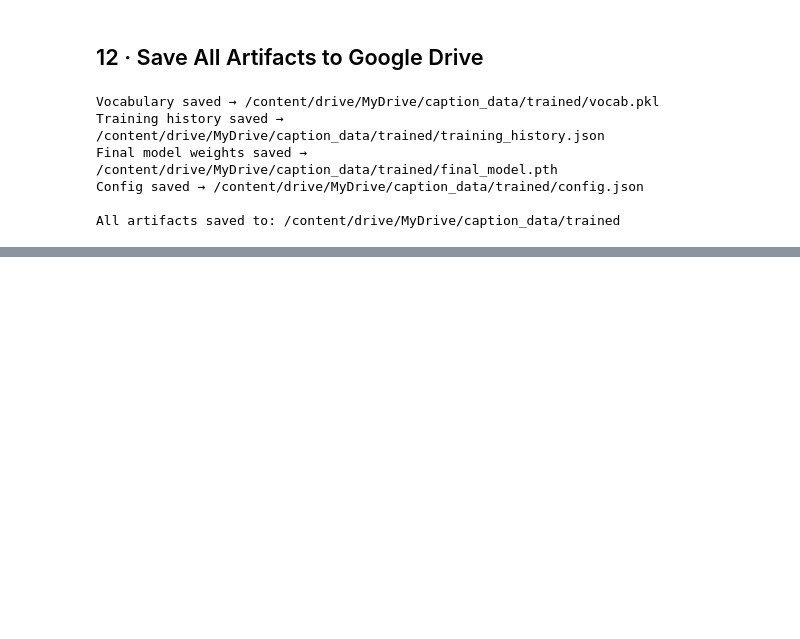
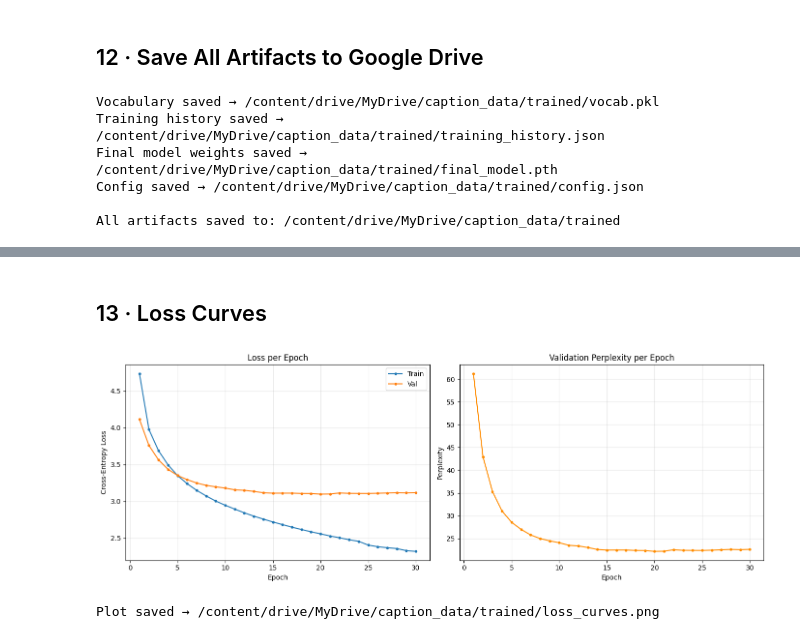
Before and after one commit to elene7144/Visual-Storyteller, a Jupyter notebook: data_and_training.ipynb, the cells around one changed output, grey strips where cells are left out. Cells and saved outputs as stored; diff of their text form; code cells hidden in the pictures; blank space fills up the shorter version.

```diff
--- a/data_and_training.ipynb
+++ b/data_and_training.ipynb
@@ -604,10 +701,15 @@ Trainable parameters : 4,002,215  (26.4 %)
 # %%
 criterion = nn.CrossEntropyLoss(ignore_index=vocab.pad_idx)
 
-optimizer = optim.Adam(
-    filter(lambda p: p.requires_grad, model.parameters()),
-    lr=LR,
-)
+# Use separate param groups so layer4 trains at a smaller LR than the
+# decoder, preventing the pretrained weights from being perturbed too quickly.
+optimizer = optim.Adam([
+    {'params': model.decoder.parameters(),            'lr': LR},
+    {'params': model.encoder.projection.parameters(), 'lr': LR},
+    {'params': model.encoder.backbone.layer4.parameters(),
+     'lr': LR * 0.1,    # 10× smaller — fine-tunes without clobbering ImageNet init
+     'weight_decay': 1e-4},
+])
 
 scheduler = optim.lr_scheduler.ReduceLROnPlateau(
     optimizer,
@@ -751,7 +853,7 @@ for epoch in range(1, NUM_EPOCHS + 1):
         marker = ' ← best'
     else:
         epochs_no_improve += 1
-        marker = f' (no improve: {epochs_no_improve}/{PATIENCE})'
+        marker = ''
 
     history['train_loss'].append(train_loss)
     history['val_loss'].append(val_loss)
@@ -760,10 +862,9 @@ for epoch in range(1, NUM_EPOCHS + 1):
     print(f'{epoch:>6}  {train_loss:>10.4f}  {val_loss:>10.4f}  '
           f'{perplexity:>10.2f}  {current_lr:>10.2e}{marker}')
 
-    # Early stopping
-    if epochs_no_improve >= PATIENCE:
+    if epochs_no_improve >= EARLY_STOP_PATIENCE:
         print(f'\nEarly stopping triggered at epoch {epoch} '
-              f'(no val improvement for {PATIENCE} epochs).')
+              f'(no val improvement for {EARLY_STOP_PATIENCE} epochs).')
         break
 
 print('='*65)
@@ -865,0 +932,34 @@ plt.show()
+# %% [markdown]
+## 13 · Loss Curves
+# %%
+import matplotlib.pyplot as plt
+
+epochs_range = range(1, len(history['train_loss']) + 1)
+
+fig, axes = plt.subplots(1, 2, figsize=(14, 5))
+
+# Loss
+axes[0].plot(epochs_range, history['train_loss'], label='Train', marker='o', markersize=3)
+axes[0].plot(epochs_range, history['val_loss'],   label='Val',   marker='o', markersize=3)
+axes[0].set_xlabel('Epoch')
+axes[0].set_ylabel('Cross-Entropy Loss')
+axes[0].set_title('Loss per Epoch')
+axes[0].legend()
+axes[0].grid(True, alpha=0.3)
+
+# Perplexity
+axes[1].plot(epochs_range, [math.exp(l) for l in history['val_loss']],
+             color='darkorange', marker='o', markersize=3)
+axes[1].set_xlabel('Epoch')
+axes[1].set_ylabel('Perplexity')
+axes[1].set_title('Validation Perplexity per Epoch')
+axes[1].grid(True, alpha=0.3)
+
+plt.tight_layout()
+plot_path = os.path.join(SAVE_DIR, 'loss_curves.png')
+plt.savefig(plot_path, dpi=120)
+plt.show()
+print(f'Plot saved → {plot_path}')
+# %% [output]
+[figure, added]
+Plot saved → /content/drive/MyDrive/caption_data/trained/loss_curves.png
```
Also changed, not shown: parts of 13 cells of this notebook.
